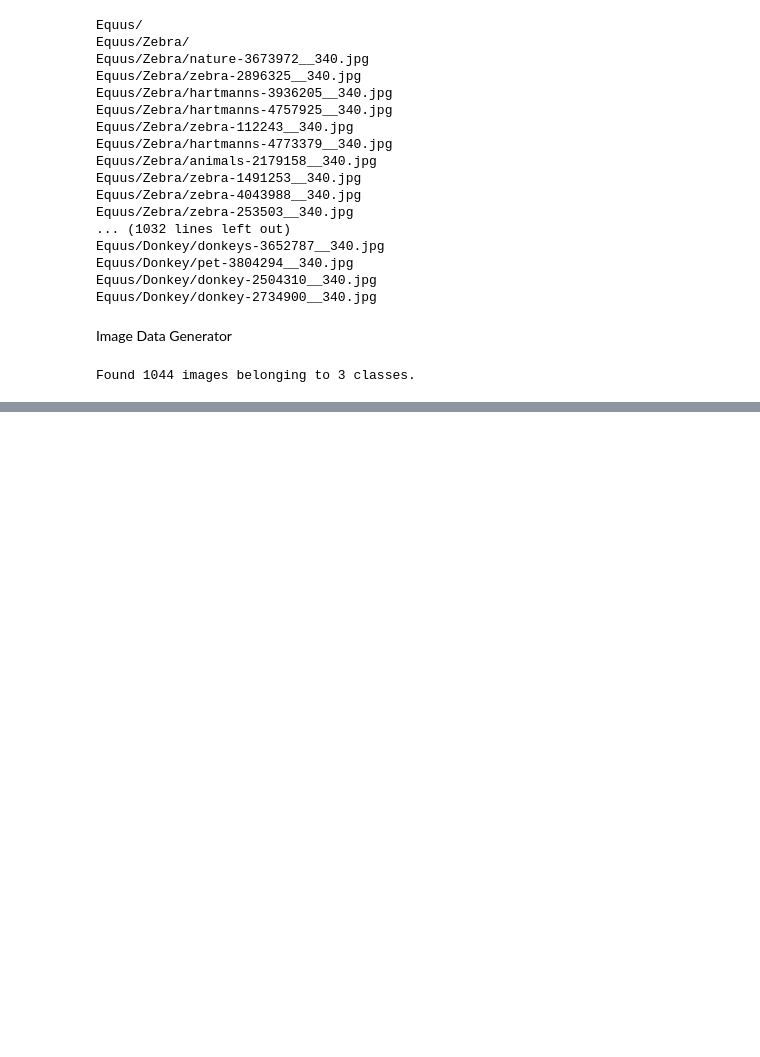
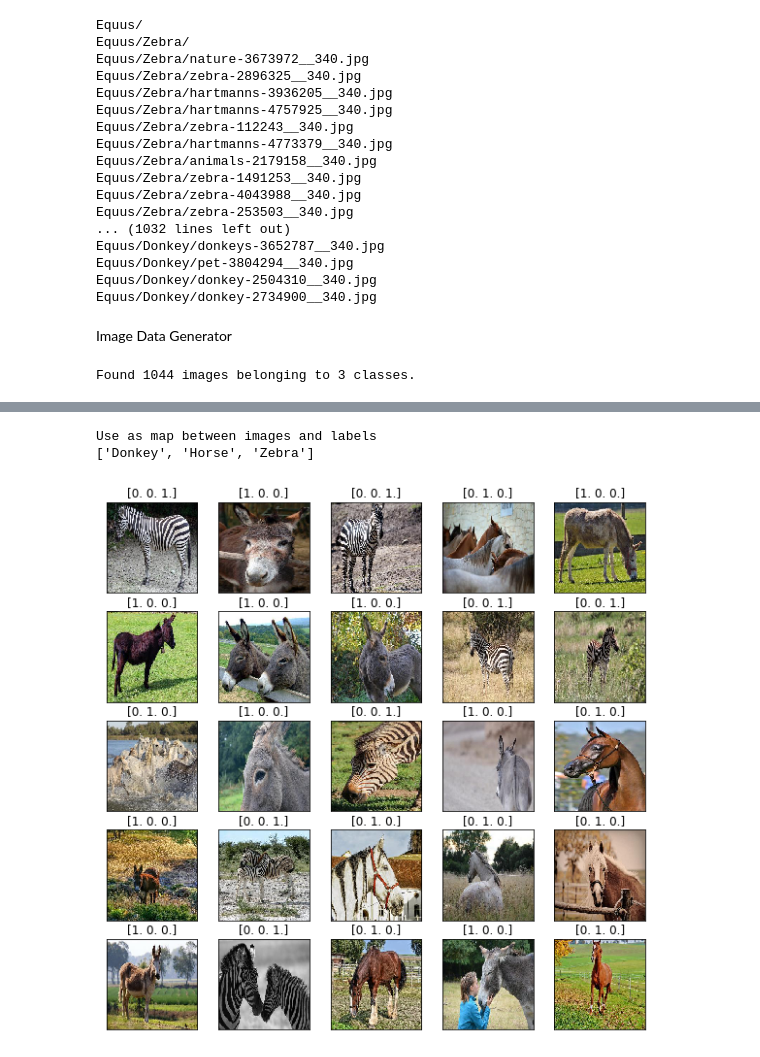
Before and after one commit to mykon23/DL-2020Project, a Jupyter notebook: Equus2.ipynb, the cells around one changed output, grey strips where cells are left out. Drawn from its saved outputs; the diff is of its cells as text; code cells hidden in the pictures; blank space fills up the shorter version.

Commit message:
Update to show data visualization as grid

```diff
--- a/Equus2.ipynb
+++ b/Equus2.ipynb
@@ -102,18 +101,6 @@ from tensorflow.keras.preprocessing.image import ImageDataGenerator
 my_generator = ImageDataGenerator(rescale=1./255)
 # %%
 # Specify how the ImageDataGenerator will read/deliver
-image_generator = my_generator.flow_from_directory('./Equus', target_size=(256, 256), batch_size=18, class_mode='categorical')
+image_generator = my_generator.flow_from_directory('./Equus', target_size=(256, 256), batch_size=12, class_mode='categorical')
 # %% [output]
 Found 1044 images belonging to 3 classes.
-# %%
-import matplotlib.pyplot as plt
-
-for batch in image_generator:
-  images = batch[0]
-  labels = batch[1]
-  for i in range(len(labels)):
-    plt.imshow(images[i])
-    plt.colorbar()
-    plt.show()
-    print(labels[i])
-  break
@@ -133,0 +107,38 @@ for batch in image_generator:
+# %%
+import matplotlib.pyplot as plt
+import os
+import numpy as np
+from keras.preprocessing import image
+
+rows = 5
+cols = 5
+figure = plt.figure(figsize=(2 * rows, 2 * cols))
+##Use as map for mapping image to class
+lbls = (sorted(os.listdir('Equus')))
+print("Use as map between images and labels")
+print(lbls)
+
+ax = []
+cur_samples = 0
+complete = False
+
+for batch in image_generator:
+  images = batch[0]
+  labels = batch[1]
+  for i in range(len(labels)):
+    cur_samples += 1
+    if cur_samples <= (rows * cols):
+      ax.append(figure.add_subplot(rows, cols, cur_samples))
+      ax[-1].set_title(str(labels[i]))
+      imgplot = plt.imshow(image.array_to_img( images[i,:,:,:] ) )
+    else:
+      complete = True
+      break
+  if complete:
+    break
+plt.setp(ax, xticks = [], yticks = [])
+plt.show()
+# %% [output]
+Use as map between images and labels
+['Donkey', 'Horse', 'Zebra']
+[figure, added]
```
Also changed, not shown: parts of 3 cells of this notebook.
